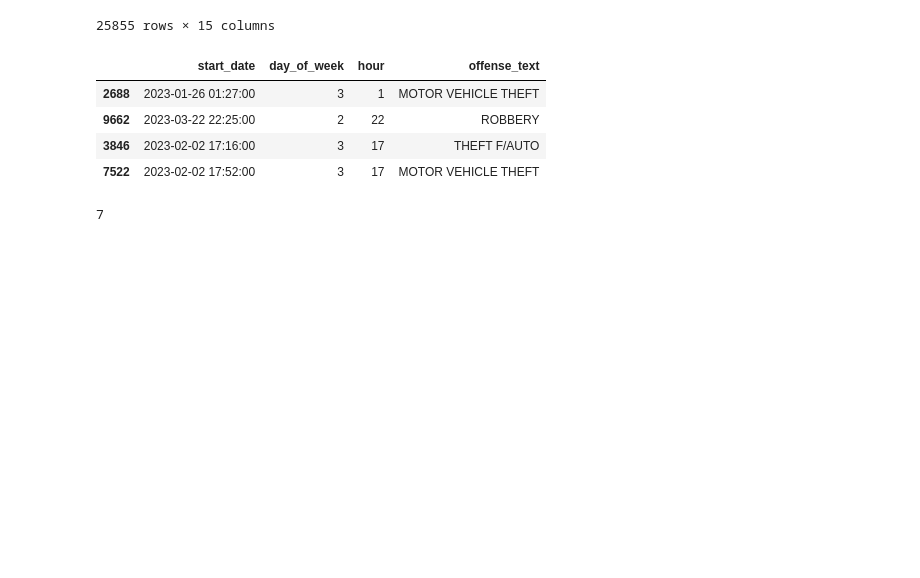
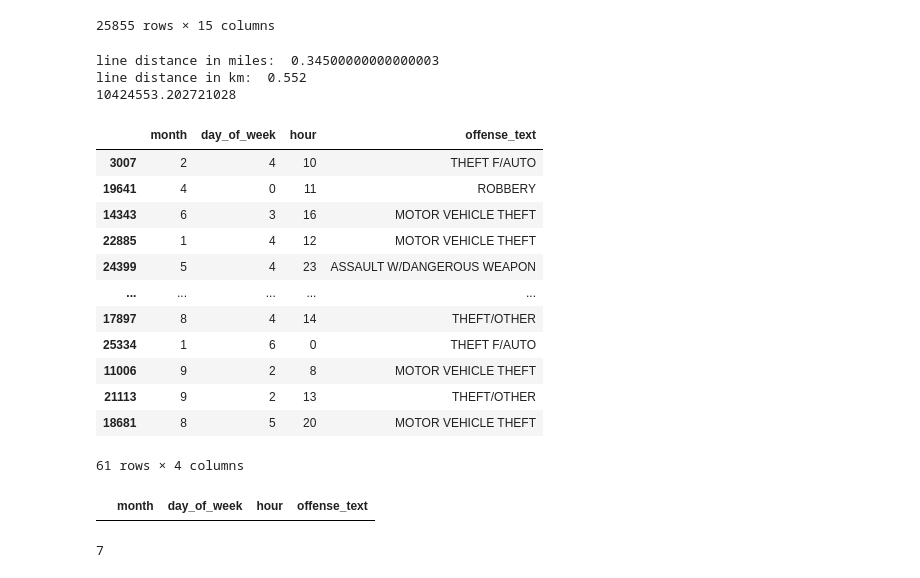
Before and after one commit to siji2022/information_retrieval, a Jupyter notebook: Predict_crime_in_area.ipynb, the cells around one changed output. Drawn from its saved outputs; the diff is of its cells as text; code cells hidden in the pictures; blank space fills up the shorter version.

```diff
--- a/Predict_crime_in_area.ipynb
+++ b/Predict_crime_in_area.ipynb
@@ -27,6 +27,8 @@ from shapely import Point
 palette = ["#FAC8BE", "#80E1C6", "#FFB3E1", "#6CC3FC", "#FFD168", "#C894E1"]
 sns.set(rc={"axes.facecolor":"#e6e6e6","figure.facecolor":"#f5f5f5"})
 cmap = colors.ListedColormap( ["#FAC8BE", "#80E1C6", "#FFB3E1", "#6CC3FC", "#FFD168", "#C894E1"])
+
+pd.options.display.max_columns = None
 # %%
 # Load the dataset
 df = pd.read_csv('./data/crime_dc.csv')
@@ -67,6 +69,7 @@ df
 # %%
 df['day_of_week'] = df['start_date'].dt.dayofweek
 df['hour'] = df['start_date'].dt.hour
+df['month']=df['start_date'].dt.month
 # %%
 metro_lines = gpd.read_file('./data/dc-maps/maps/metro-lines.geojson')
 atm = gpd.read_file('./data/dc-maps/maps/atm-banking.geojson')
@@ -107,10 +110,10 @@ df['geometry'] = gpd.points_from_xy(df['longitude'], df['latitude'])
 crime_data = gpd.GeoDataFrame(df, crs="EPSG:4326")
 
 
-# polygon=dc_boundary['geometry'][0]
-# res=fishnet(polygon, 0.005)
-# nets=gpd.GeoDataFrame(geometry=res)
-# nets['index']=range(len(nets))
+polygon=dc_boundary['geometry'][0]
+res=fishnet(polygon, 0.005)
+nets=gpd.GeoDataFrame(geometry=res)
+nets['index']=range(len(nets))
 # %%
 def count_close_building(crime_data, buildings, new_col_name='counts', max_distance=0.002):
     data=crime_data
@@ -227,18 +230,45 @@ crime_data_nets[['ward','day_of_week', 'hour', 'museums_count', 'gas',
 | 25853 | 3.0 | 1 | 18 | 0.0 | 1.0 | 1.0 | 1.0 | 1.0 | 1.0 | ... |
 | 25854 | 2.0 | 6 | 17 | 0.0 | 0.0 | 1.0 | 0.0 | 1.0 | 0.0 | ... |
 25855 rows × 15 columns
+# %%
+
+# area 1 degree is 69 miles
+distance_r=0.005
+print("line distance in miles: ",distance_r*69)
+print("line distance in km: ",distance_r*69*1.6)
+square_miles=np.pi*(distance_r*69)**2
+square_foot=square_miles*27878499
+print(square_foot)
+# %% [output]
+line distance in miles:  0.34500000000000003
+line distance in km:  0.552
+10424553.202721028
 # %%
 # let give a day_of_week and hour, query the dataset to see if it's corresponding to crime
 random_location=pointpats.random.poisson(polygon, size=1)
-events=tree.query_nearest(Point(random_location),max_distance=0.013,all_matches=True).tolist()
+# events=tree.query_nearest(Point(random_location),max_distance=0.013,all_matches=True).tolist()
+events=tree.query(Point(random_location),predicate='dwithin',distance=0.002).tolist()
 # %%
-crime_data.iloc[events][['start_date','day_of_week','hour','offense_text']]
+t=crime_data.iloc[events][['month','day_of_week','hour','offense_text']]
+t
 # %% [output]
-|  | start_date | day_of_week | hour | offense_text |
-| 2688 | 2023-01-26 01:27:00 | 3 | 1 | MOTOR VEHICLE THEFT |
-| 9662 | 2023-03-22 22:25:00 | 2 | 22 | ROBBERY |
-| 3846 | 2023-02-02 17:16:00 | 3 | 17 | THEFT F/AUTO |
-| 7522 | 2023-02-02 17:52:00 | 3 | 17 | MOTOR VEHICLE THEFT |
+|  | month | day_of_week | hour | offense_text |
+| 3007 | 2 | 4 | 10 | THEFT F/AUTO |
+| 19641 | 4 | 0 | 11 | ROBBERY |
+| 14343 | 6 | 3 | 16 | MOTOR VEHICLE THEFT |
+| 22885 | 1 | 4 | 12 | MOTOR VEHICLE THEFT |
+| 24399 | 5 | 4 | 23 | ASSAULT W/DANGEROUS WEAPON |
+| ... | ... | ... | ... | ... |
+| 17897 | 8 | 4 | 14 | THEFT/OTHER |
+| 25334 | 1 | 6 | 0 | THEFT F/AUTO |
+| 11006 | 9 | 2 | 8 | MOTOR VEHICLE THEFT |
+| 21113 | 9 | 2 | 13 | THEFT/OTHER |
+| 18681 | 8 | 5 | 20 | MOTOR VEHICLE THEFT |
+61 rows × 4 columns
+# %%
+t[t['month']==12]
+# %% [output]
+|  | month | day_of_week | hour | offense_text |
 # %%
 # PCA on the lat and lon to get 1d
 from sklearn.decomposition import PCA
```
Also changed, not shown: parts of 1 cell of this notebook, 7 other files.
